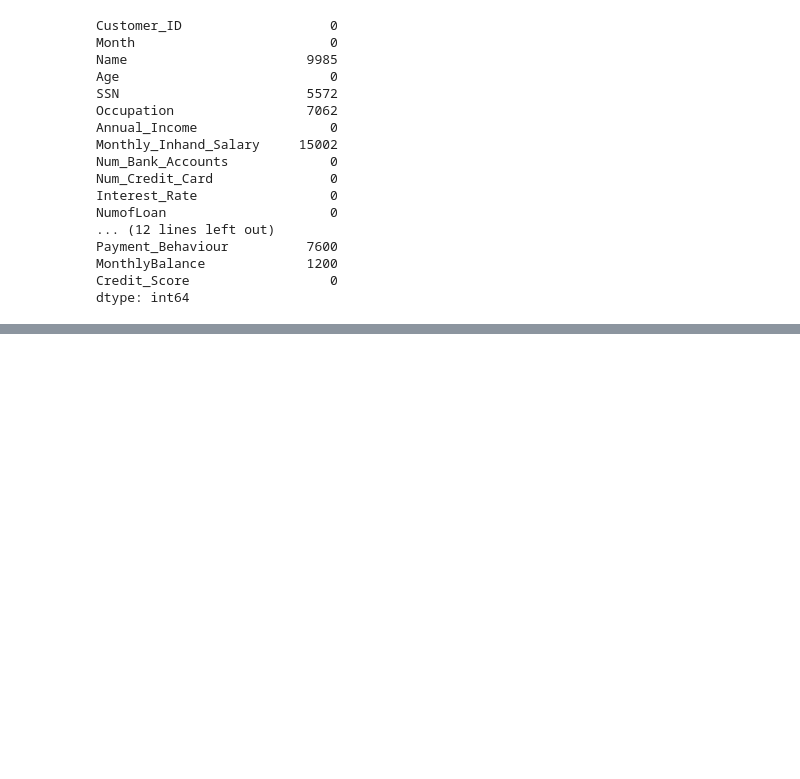
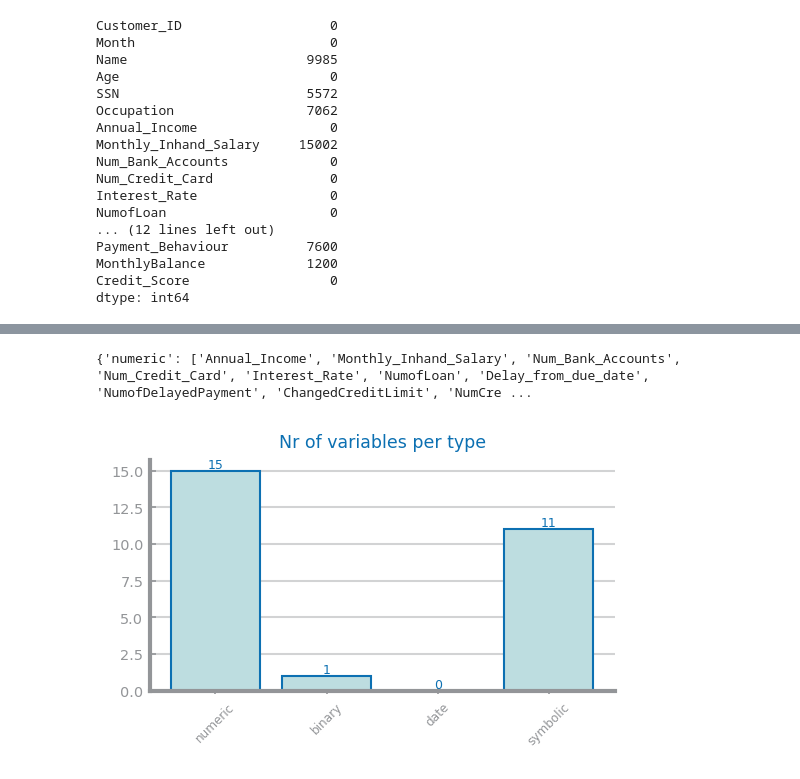
Before and after one commit to franciscoAbreuTecnico/Data-Science-IST, a Jupyter notebook: dataset_services/classification_dataset_2.ipynb, the cells around one changed output, grey strips where cells are left out. Drawn from its saved outputs; the diff is of its cells as text; code cells hidden in the pictures; blank space fills up the shorter version.

```diff
--- a/dataset_services/classification_dataset_2.ipynb
+++ b/dataset_services/classification_dataset_2.ipynb
@@ -102,0 +166,19 @@ dtype: int64
+# %%
+from dslabs_functions import get_variable_types
+
+variable_types: dict[str, list] = get_variable_types(dataset)
+print(variable_types)
+
+counts: dict[str, int] = {}
+for tp in variable_types.keys():
+    counts[tp] = len(variable_types[tp])
+
+figure(figsize=(4, 2))
+plot_bar_chart(
+    list(counts.keys()), list(counts.values()), title="Nr of variables per type"
+)
+savefig(f"images/fig_2_variable_types.png")
+show()
+# %% [output]
+{'numeric': ['Annual_Income', 'Monthly_Inhand_Salary', 'Num_Bank_Accounts', 'Num_Credit_Card', 'Interest_Rate', 'NumofLoan', 'Delay_from_due_date', 'NumofDelayedPayment', 'ChangedCreditLimit', 'NumCre ...
+[figure, added]
```
Also changed, not shown: parts of 21 cells of this notebook, 7 other files.
